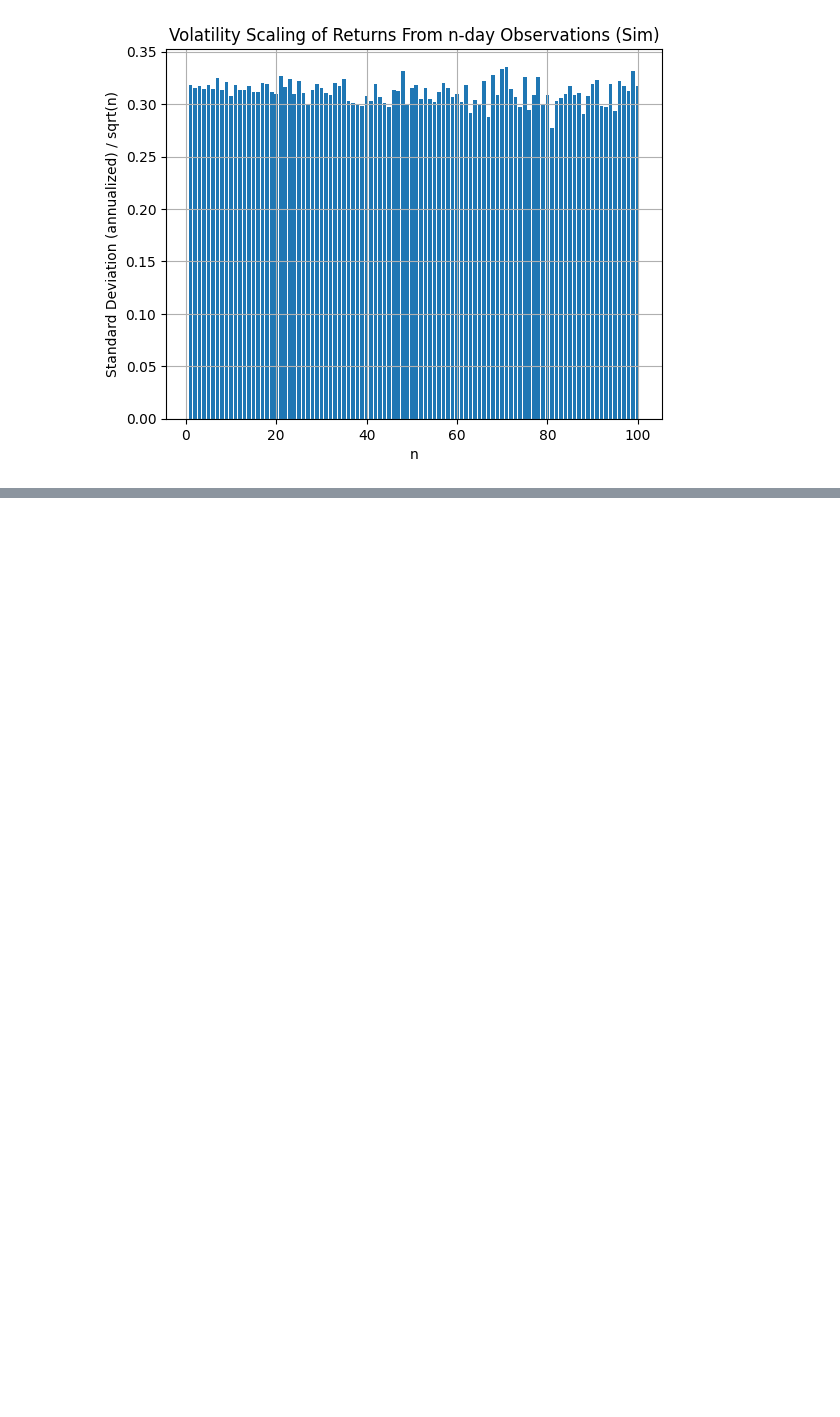
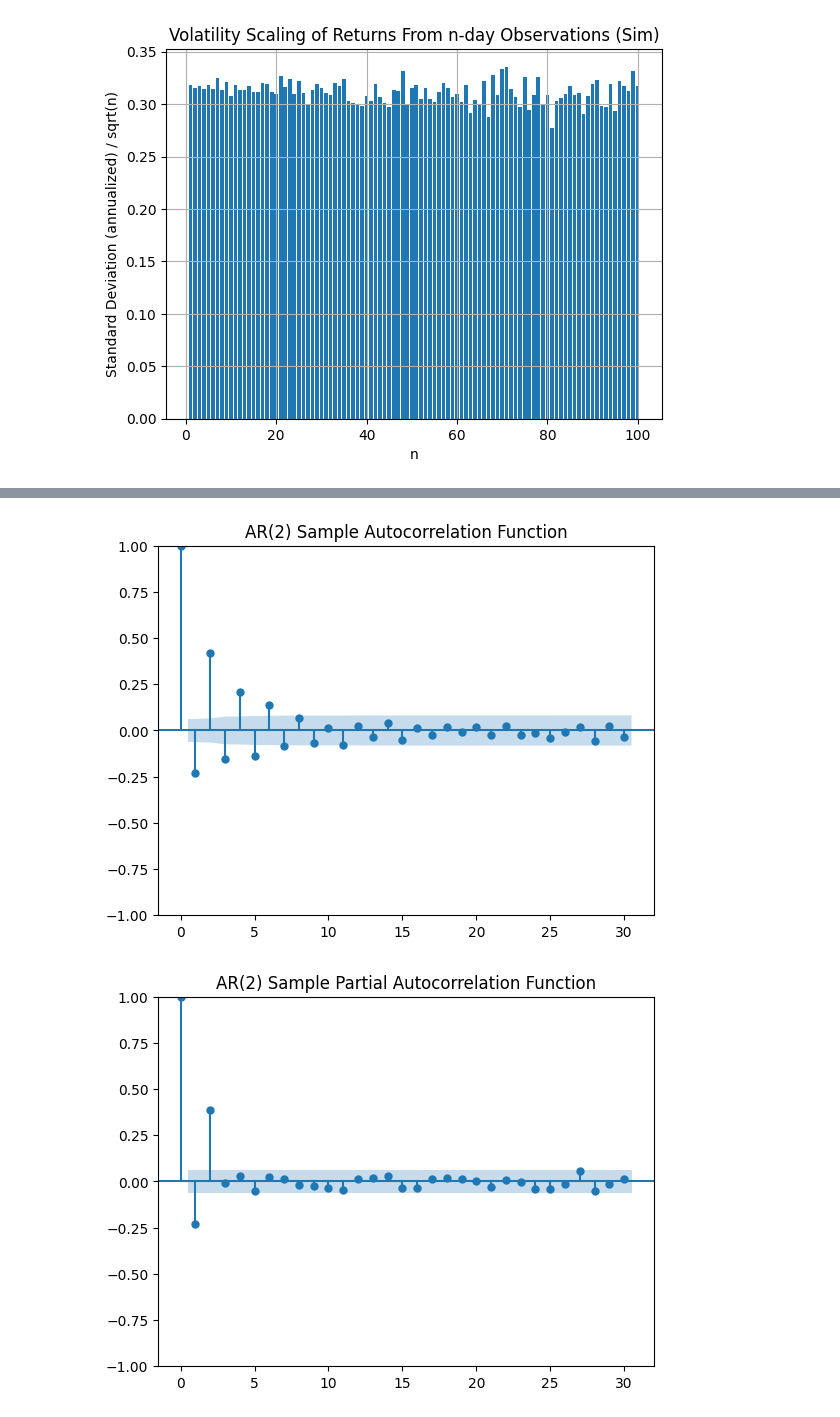
Before and after one commit to ichsanulamal/notes, a Jupyter notebook: finance/Foundations of Modern Finance I/demos.ipynb, the cells around one changed output, grey strips where cells are left out. Cells and saved outputs as stored; diff of their text form; code cells hidden in the pictures; blank space fills up the shorter version.

```diff
--- a/finance/Foundations of Modern Finance I/demos.ipynb
+++ b/finance/Foundations of Modern Finance I/demos.ipynb
@@ -286,0 +344,9 @@ plt.show()
+# %%
+plot_acf(r, title="AR(2) Sample Autocorrelation Function")
+plot_pacf(r, title="AR(2) Sample Partial Autocorrelation Function")
+plt.show()
+
+# ## Model estimation: AR(2) example
+# %% [output]
+[figure, added]
+[figure, added]
```
Also changed, not shown: parts of 15 cells of this notebook, 1 other file.
